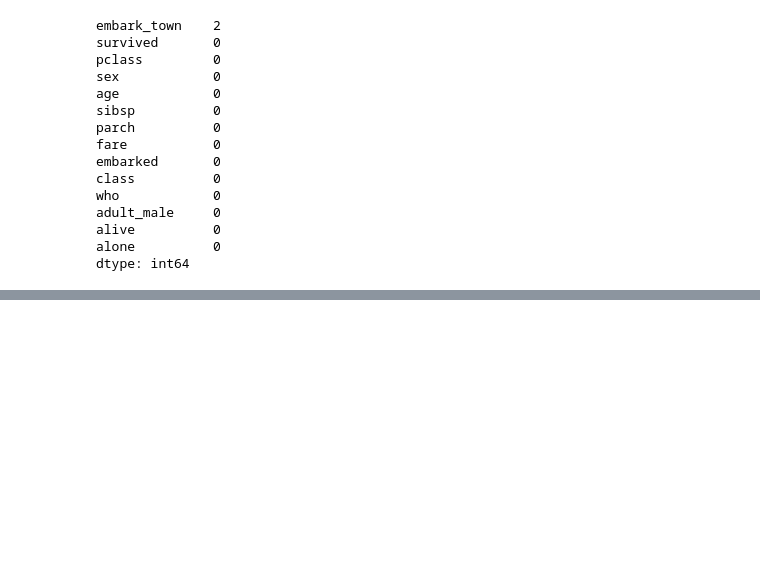
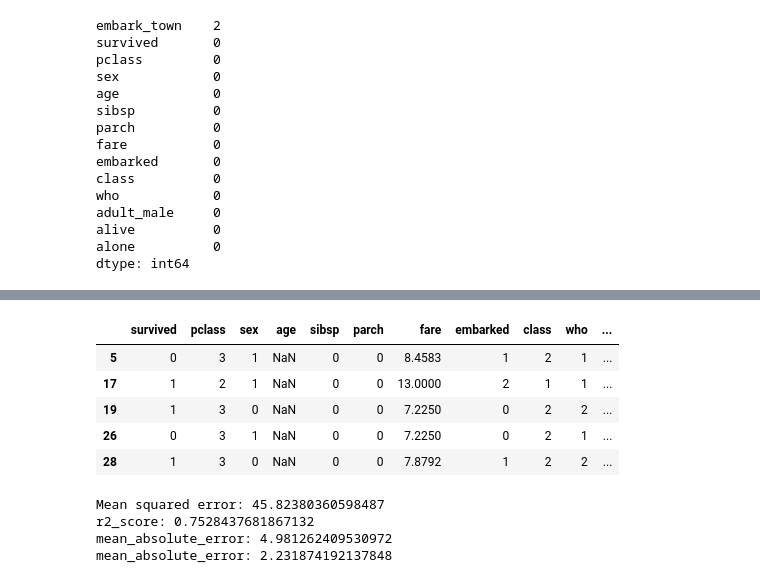
Before and after one commit to bilalmalikx/Machine-learning-Basic-to-Advance, a Jupyter notebook: sacikit-learn/03-missing_values_impute.ipynb, the cells around one changed output, grey strips where cells are left out. Saved outputs shown, nothing was run; the diff lists cells and outputs as text; code cells hidden in the pictures; blank space fills up the shorter version.

```diff
--- a/sacikit-learn/03-missing_values_impute.ipynb
+++ b/sacikit-learn/03-missing_values_impute.ipynb
@@ -106,0 +300,39 @@ dtype: int64
+# %%
+# splie the data into 2 parts, onw for missing and one witout missing
+
+df_with_missing = df[df['age'].isna()]
+df_without_missing = df.dropna()
+# %%
+# print(df.shape)
+# print(df_with_missing.shape)
+# print(df_without_missing.shape)
+df_with_missing.head()
+# %% [output]
+|  | survived | pclass | sex | age | sibsp | parch | fare | embarked | class | who | ... |
+| 5 | 0 | 3 | 1 | NaN | 0 | 0 | 8.4583 | 1 | 2 | 1 | ... |
+| 17 | 1 | 2 | 1 | NaN | 0 | 0 | 13.0000 | 2 | 1 | 1 | ... |
+| 19 | 1 | 3 | 0 | NaN | 0 | 0 | 7.2250 | 0 | 2 | 2 | ... |
+| 26 | 0 | 3 | 1 | NaN | 0 | 0 | 7.2250 | 0 | 2 | 1 | ... |
+| 28 | 1 | 3 | 0 | NaN | 0 | 0 | 7.8792 | 1 | 2 | 2 | ... |
+# %%
+X = df_without_missing.drop(['age'], axis=1)
+Y = df_without_missing['age']
+
+X_train, X_test, Y_train, Y_test = train_test_split(X, Y, test_size=0.20, random_state=42)
+
+r_f_model = RandomForestRegressor(n_estimators=100, random_state=42)
+r_f_model.fit(X,Y)
+
+Y_pred = r_f_model.predict(X_test)
+
+print(f"Mean squared error: {mean_squared_error(Y_test, Y_pred)}")
+print(f"r2_score: {r2_score(Y_test, Y_pred)}")
+print(f"mean_absolute_error: {mean_absolute_error(Y_test, Y_pred)}")
+
+# with numpy
+print(f"mean_absolute_error: {np.sqrt(mean_absolute_error(Y_test, Y_pred))}")
+# %% [output]
+Mean squared error: 45.82380360598487
+r2_score: 0.7528437681867132
+mean_absolute_error: 4.981262409530972
+mean_absolute_error: 2.231874192137848
```
Also changed, not shown: parts of 19 cells of this notebook, 2 other files.
